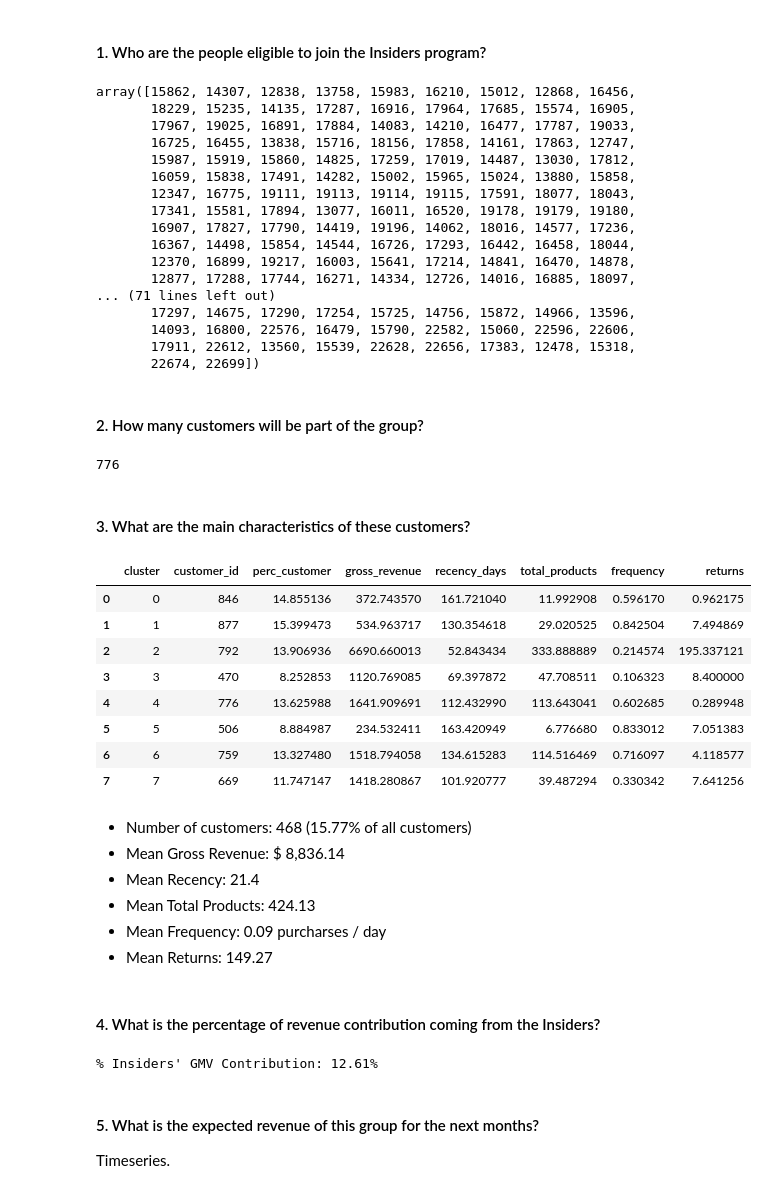
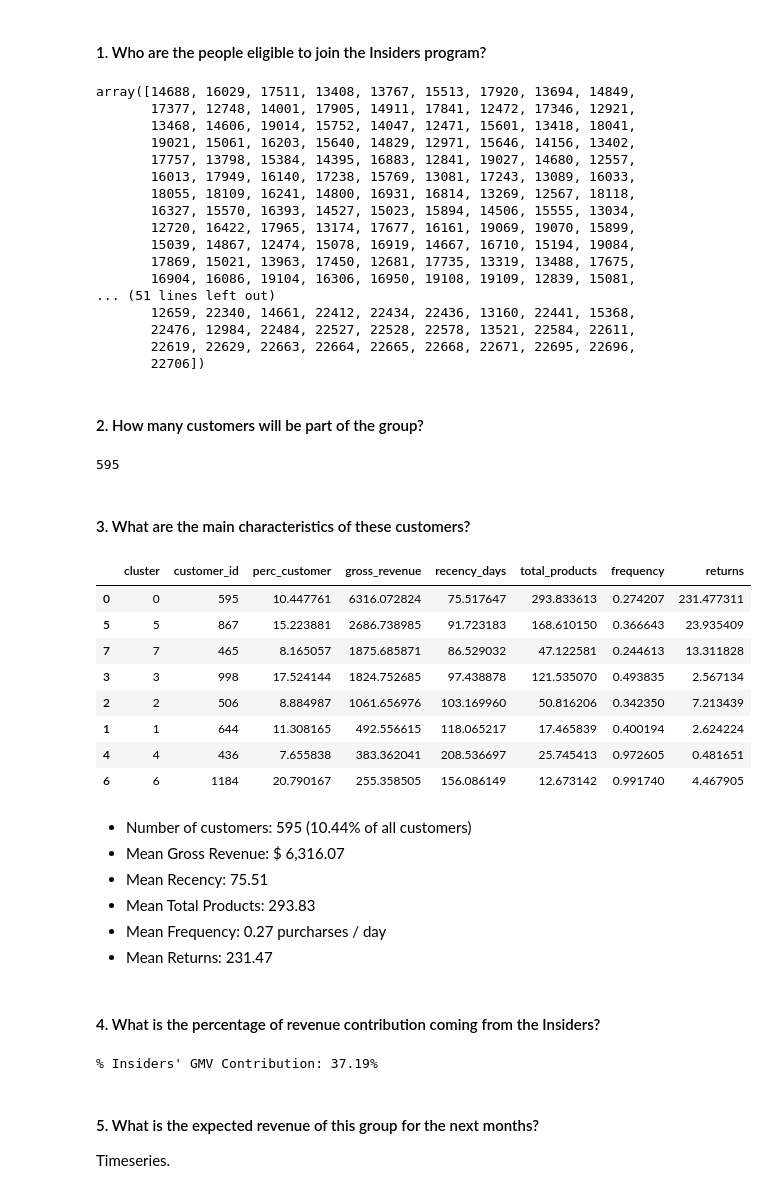
Before and after one commit to Lucas-Okamura/Insiders-Clustering, a Jupyter notebook: notebooks/Insiders-Clustering.ipynb, the cells around one changed output. Drawn from its saved outputs; the diff is of its cells as text; code cells hidden in the pictures.

```diff
--- a/notebooks/Insiders-Clustering.ipynb
+++ b/notebooks/Insiders-Clustering.ipynb
@@ -1256,61 +1255,61 @@ axes.ravel()[1].set_title('Gross Revenue Others');
 # %% [markdown]
  #### 1. Who are the people eligible to join the Insiders program?
 # %%
-df10.query("cluster == 4")['customer_id'].values
+df10.query("cluster == 0")['customer_id'].values
 # %% [output]
-array([15862, 14307, 12838, 13758, 15983, 16210, 15012, 12868, 16456,
-       18229, 15235, 14135, 17287, 16916, 17964, 17685, 15574, 16905,
-       17967, 19025, 16891, 17884, 14083, 14210, 16477, 17787, 19033,
-       16725, 16455, 13838, 15716, 18156, 17858, 14161, 17863, 12747,
-       15987, 15919, 15860, 14825, 17259, 17019, 14487, 13030, 17812,
-       16059, 15838, 17491, 14282, 15002, 15965, 15024, 13880, 15858,
-       12347, 16775, 19111, 19113, 19114, 19115, 17591, 18077, 18043,
-       17341, 15581, 17894, 13077, 16011, 16520, 19178, 19179, 19180,
-       16907, 17827, 17790, 14419, 19196, 14062, 18016, 14577, 17236,
-       16367, 14498, 15854, 14544, 16726, 17293, 16442, 16458, 18044,
-       12370, 16899, 19217, 16003, 15641, 17214, 14841, 16470, 14878,
-       12877, 17288, 17744, 16271, 14334, 12726, 14016, 16885, 18097,
-... (71 lines left out)
-       17297, 14675, 17290, 17254, 15725, 14756, 15872, 14966, 13596,
-       14093, 16800, 22576, 16479, 15790, 22582, 15060, 22596, 22606,
-       17911, 22612, 13560, 15539, 22628, 22656, 17383, 12478, 15318,
-       22674, 22699])
+array([14688, 16029, 17511, 13408, 13767, 15513, 17920, 13694, 14849,
+       17377, 12748, 14001, 17905, 14911, 17841, 12472, 17346, 12921,
+       13468, 14606, 19014, 15752, 14047, 12471, 15601, 13418, 18041,
+       19021, 15061, 16203, 15640, 14829, 12971, 15646, 14156, 13402,
+       17757, 13798, 15384, 14395, 16883, 12841, 19027, 14680, 12557,
+       16013, 17949, 16140, 17238, 15769, 13081, 17243, 13089, 16033,
+       18055, 18109, 16241, 14800, 16931, 16814, 13269, 12567, 18118,
+       16327, 15570, 16393, 14527, 15023, 15894, 14506, 15555, 13034,
+       12720, 16422, 17965, 13174, 17677, 16161, 19069, 19070, 15899,
+       15039, 14867, 12474, 15078, 16919, 14667, 16710, 15194, 19084,
+       17869, 15021, 13963, 17450, 12681, 17735, 13319, 13488, 17675,
+       16904, 16086, 19104, 16306, 16950, 19108, 19109, 12839, 15081,
+... (51 lines left out)
+       12659, 22340, 14661, 22412, 22434, 22436, 13160, 22441, 15368,
+       22476, 12984, 22484, 22527, 22528, 22578, 13521, 22584, 22611,
+       22619, 22629, 22663, 22664, 22665, 22668, 22671, 22695, 22696,
+       22706])
 # %% [markdown]
 #### 2. How many customers will be part of the group?
 # %%
-len(df10.query("cluster == 4"))
+len(df10.query("cluster == 0"))
 # %% [output]
-776
+595
 # %% [markdown]
 #### 3. What are the main characteristics of these customers?
-# %%
-df_cluster
-# %% [output]
-|  | cluster | customer_id | perc_customer | gross_revenue | recency_days | total_products | frequency | returns |
-| 0 | 0 | 846 | 14.855136 | 372.743570 | 161.721040 | 11.992908 | 0.596170 | 0.962175 |
-| 1 | 1 | 877 | 15.399473 | 534.963717 | 130.354618 | 29.020525 | 0.842504 | 7.494869 |
-| 2 | 2 | 792 | 13.906936 | 6690.660013 | 52.843434 | 333.888889 | 0.214574 | 195.337121 |
-| 3 | 3 | 470 | 8.252853 | 1120.769085 | 69.397872 | 47.708511 | 0.106323 | 8.400000 |
-| 4 | 4 | 776 | 13.625988 | 1641.909691 | 112.432990 | 113.643041 | 0.602685 | 0.289948 |
-| 5 | 5 | 506 | 8.884987 | 234.532411 | 163.420949 | 6.776680 | 0.833012 | 7.051383 |
-| 6 | 6 | 759 | 13.327480 | 1518.794058 | 134.615283 | 114.516469 | 0.716097 | 4.118577 |
-| 7 | 7 | 669 | 11.747147 | 1418.280867 | 101.920777 | 39.487294 | 0.330342 | 7.641256 |
+# %%
+df_cluster.sort_values(by = 'gross_revenue', ascending = False)
+# %% [output]
+|  | cluster | customer_id | perc_customer | gross_revenue | recency_days | total_products | frequency | returns |
+| 0 | 0 | 595 | 10.447761 | 6316.072824 | 75.517647 | 293.833613 | 0.274207 | 231.477311 |
+| 5 | 5 | 867 | 15.223881 | 2686.738985 | 91.723183 | 168.610150 | 0.366643 | 23.935409 |
+| 7 | 7 | 465 | 8.165057 | 1875.685871 | 86.529032 | 47.122581 | 0.244613 | 13.311828 |
+| 3 | 3 | 998 | 17.524144 | 1824.752685 | 97.438878 | 121.535070 | 0.493835 | 2.567134 |
+| 2 | 2 | 506 | 8.884987 | 1061.656976 | 103.169960 | 50.816206 | 0.342350 | 7.213439 |
+| 1 | 1 | 644 | 11.308165 | 492.556615 | 118.065217 | 17.465839 | 0.400194 | 2.624224 |
+| 4 | 4 | 436 | 7.655838 | 383.362041 | 208.536697 | 25.745413 | 0.972605 | 0.481651 |
+| 6 | 6 | 1184 | 20.790167 | 255.358505 | 156.086149 | 12.673142 | 0.991740 | 4.467905 |
 # %% [markdown]
-* Number of customers: 468 (15.77% of all customers)
-* Mean Gross Revenue: $ 8,836.14
-* Mean Recency: 21.4
-* Mean Total Products: 424.13
-* Mean Frequency: 0.09 purcharses / day
-* Mean Returns: 149.27
+* Number of customers: 595 (10.44% of all customers)
+* Mean Gross Revenue: $ 6,316.07
+* Mean Recency: 75.51
+* Mean Total Products: 293.83
+* Mean Frequency: 0.27 purcharses / day
+* Mean Returns: 231.47
 # %% [markdown]
 #### 4. What is the percentage of revenue contribution coming from the Insiders?
 # %%
-df_insiders_gmv = df10.query('cluster == 4')['gross_revenue'].sum()
+df_insiders_gmv = df10.query('cluster == 0')['gross_revenue'].sum()
 df_all_gmv = df10['gross_revenue'].sum()
 
 print(f"% Insiders' GMV Contribution: {df_insiders_gmv / df_all_gmv * 100:.2f}%")
 # %% [output]
-% Insiders' GMV Contribution: 12.61%
+% Insiders' GMV Contribution: 37.19%
 # %% [markdown]
 #### 5. What is the expected revenue of this group for the next months?
 
```
Also changed, not shown: parts of 28 cells of this notebook, 6 other files.
